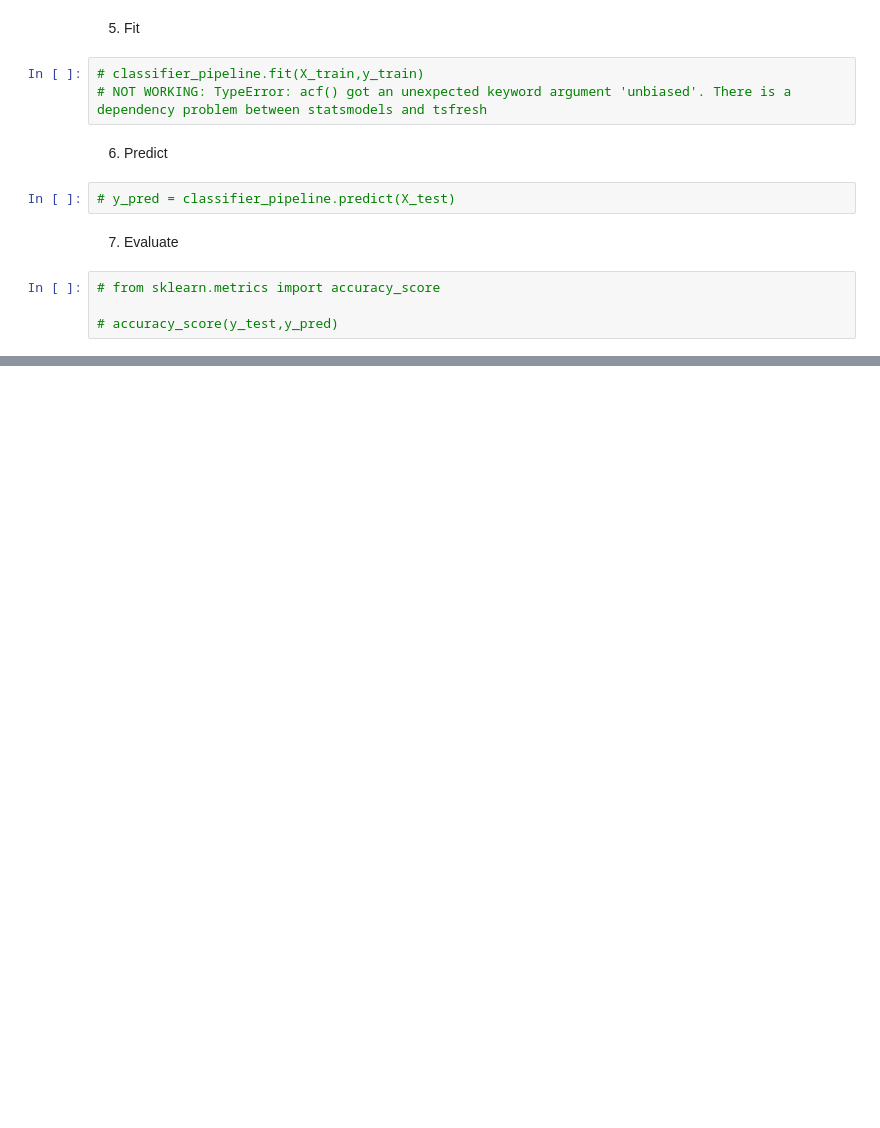
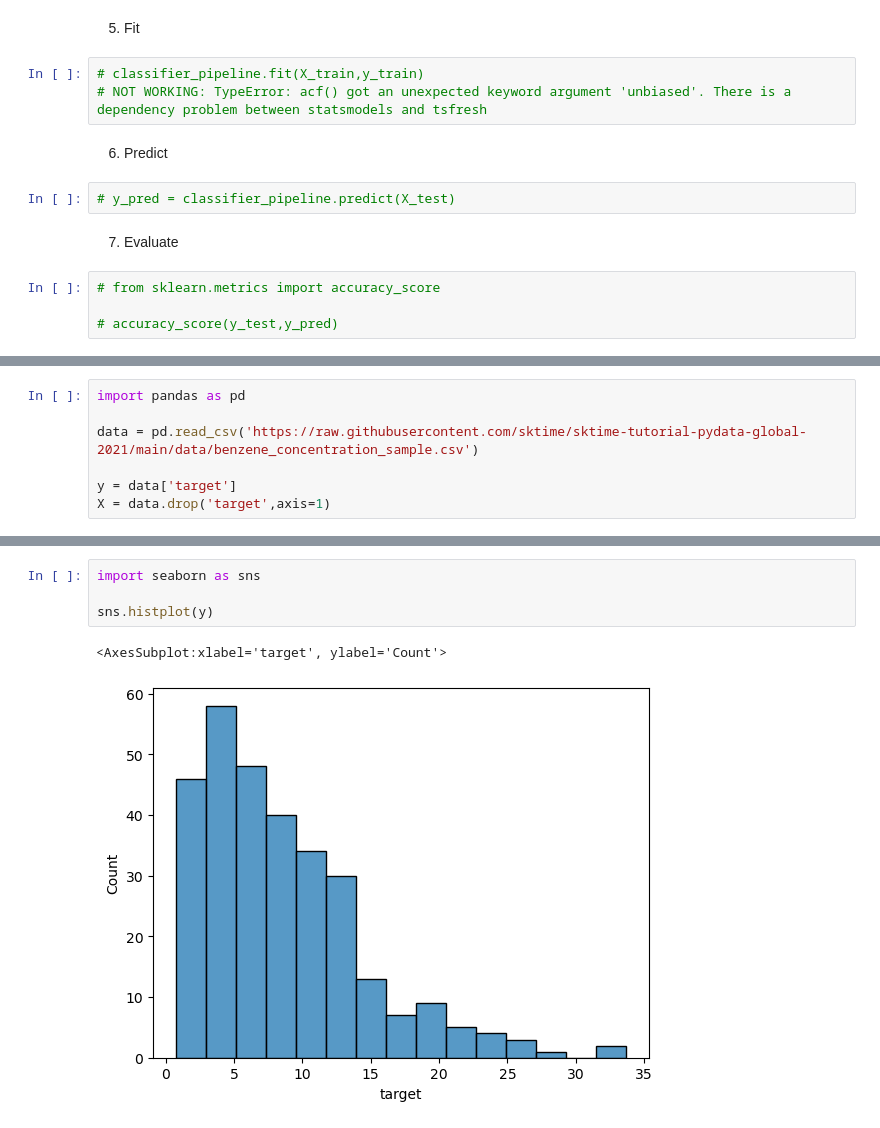
Before and after one commit to Edoch94/sktime-notes, a Jupyter notebook: 3_classification.ipynb, the cells around one changed output, grey strips where cells are left out. Saved outputs shown, nothing was run; the diff lists cells and outputs as text; blank space fills up the shorter version.

```diff
--- a/3_classification.ipynb
+++ b/3_classification.ipynb
@@ -240,0 +270,7 @@ classifier_pipeline = make_pipeline(
+# %%
+import pandas as pd
+
+data = pd.read_csv('https://raw.githubusercontent.com/sktime/sktime-tutorial-pydata-global-2021/main/data/benzene_concentration_sample.csv')
+
+y = data['target']
+X = data.drop('target',axis=1)
@@ -240,0 +300,7 @@ classifier_pipeline = make_pipeline(
+# %%
+import seaborn as sns
+
+sns.histplot(y)
+# %% [output]
+<AxesSubplot:xlabel='target', ylabel='Count'>
+[figure, added]
```
Also changed, not shown: parts of 72 cells of this notebook.
